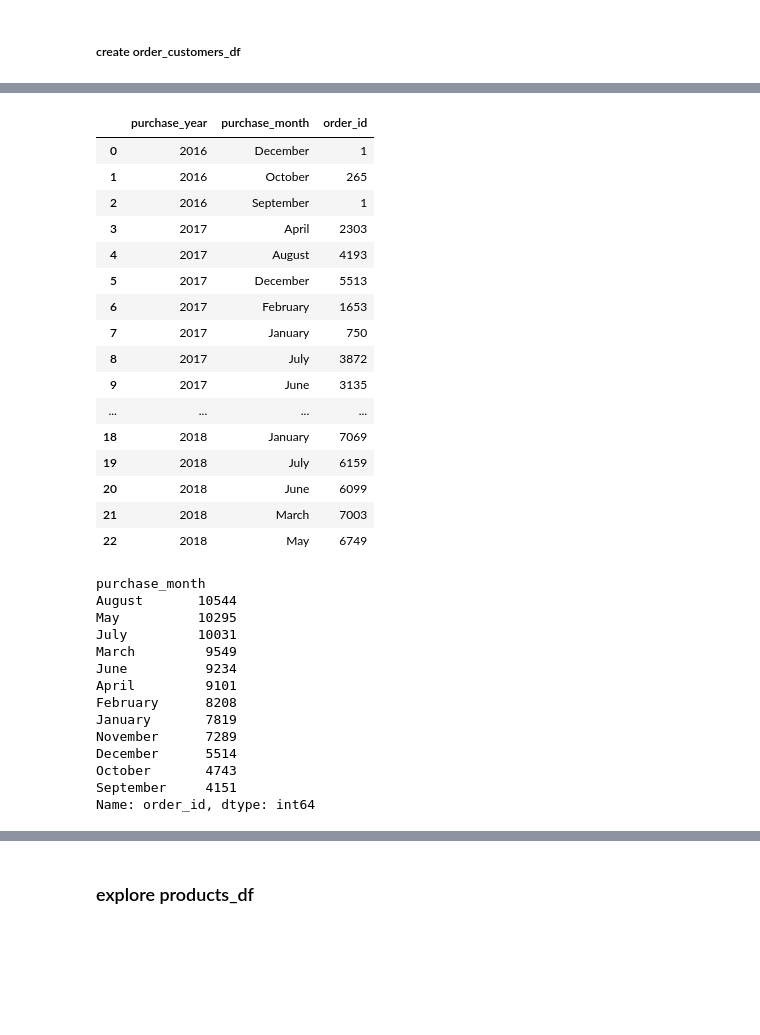
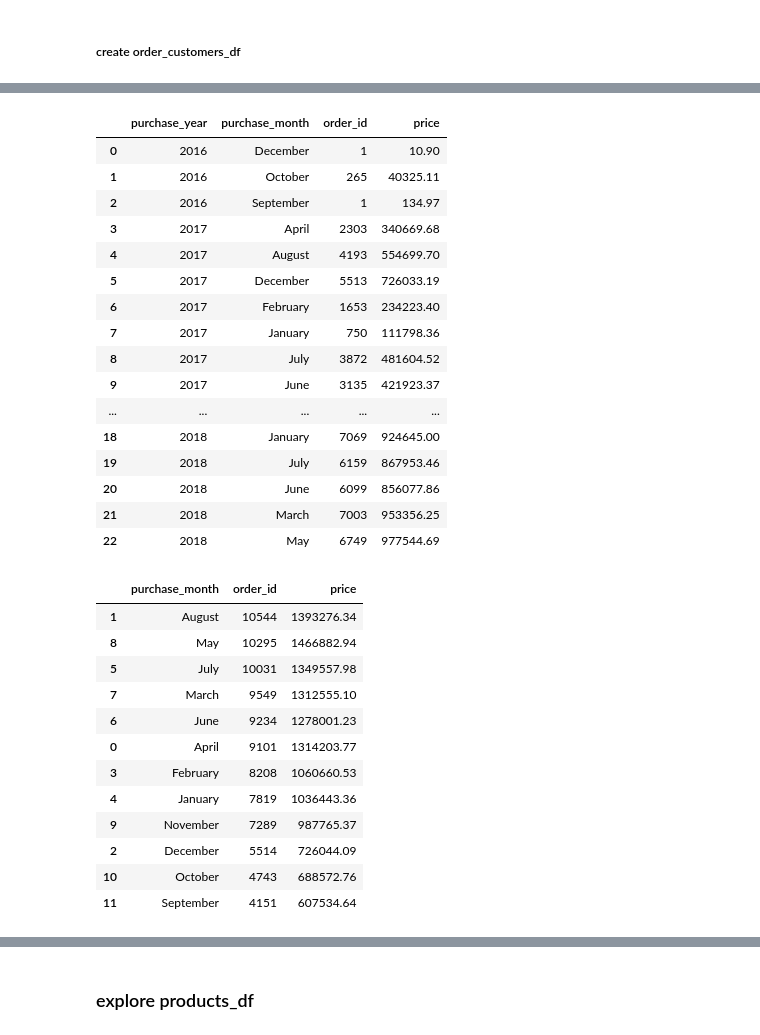
Before and after one commit to sayid-alt/olist-store-analysis-project, a Jupyter notebook: Brazilian_E_Commerce_Public_Dataset_by_Olist.ipynb, the cells around one changed output, grey strips where cells are left out. Cells and saved outputs as stored; diff of their text form; code cells hidden in the pictures; blank space fills up the shorter version.

```diff
--- a/Brazilian_E_Commerce_Public_Dataset_by_Olist.ipynb
+++ b/Brazilian_E_Commerce_Public_Dataset_by_Olist.ipynb
@@ -834,6 +834,7 @@ delivery time average: 13 days
 # create column contains purchase time with format yyyy-mm
 orders_df['purchase_year'] = orders_df['order_purchase_timestamp'].apply(lambda x : x.strftime('%Y'))
 orders_df['purchase_month'] = orders_df['order_purchase_timestamp'].apply(lambda x : x.strftime('%B'))
+orders_df['purchase_year_month'] = orders_df['order_purchase_timestamp'].apply(lambda x : x.strftime('%Y-%m'))
 # %%
 orders_df.head()
 # %% [output]
@@ -854,6 +855,14 @@ order_customers_df = pd.merge(
     left_on='customer_id',
     right_on='customer_id'
 )
+# %%
+order_customers_df = pd.merge(
+    left=order_customers_df,
+    right=order_items_df,
+    how='left',
+    left_on='order_id',
+    right_on='order_id'
+)
 # %%
 order_customers_df.head()
 # %% [output]
@@ -866,41 +876,46 @@ order_customers_df.head()
 # %%
 # total number of orders in spesific year and month
-order_customers_df.groupby(by=['purchase_year', 'purchase_month']).order_id.nunique().reset_index()
+order_customers_df.groupby(by=['purchase_year', 'purchase_month'],  as_index=False).agg({
+    'order_id' : 'nunique',
+    'price' : 'sum'
+})
 # %% [output]
-|  | purchase_year | purchase_month | order_id |
-| 0 | 2016 | December | 1 |
-| 1 | 2016 | October | 265 |
-| 2 | 2016 | September | 1 |
-| 3 | 2017 | April | 2303 |
-| 4 | 2017 | August | 4193 |
-| 5 | 2017 | December | 5513 |
-| 6 | 2017 | February | 1653 |
-| 7 | 2017 | January | 750 |
-| 8 | 2017 | July | 3872 |
-| 9 | 2017 | June | 3135 |
-| ... | ... | ... | ... |
-| 18 | 2018 | January | 7069 |
-| 19 | 2018 | July | 6159 |
-| 20 | 2018 | June | 6099 |
-| 21 | 2018 | March | 7003 |
-| 22 | 2018 | May | 6749 |
+|  | purchase_year | purchase_month | order_id | price |
+| 0 | 2016 | December | 1 | 10.90 |
+| 1 | 2016 | October | 265 | 40325.11 |
+| 2 | 2016 | September | 1 | 134.97 |
+| 3 | 2017 | April | 2303 | 340669.68 |
+| 4 | 2017 | August | 4193 | 554699.70 |
+| 5 | 2017 | December | 5513 | 726033.19 |
+| 6 | 2017 | February | 1653 | 234223.40 |
+| 7 | 2017 | January | 750 | 111798.36 |
+| 8 | 2017 | July | 3872 | 481604.52 |
+| 9 | 2017 | June | 3135 | 421923.37 |
+| ... | ... | ... | ... | ... |
+| 18 | 2018 | January | 7069 | 924645.00 |
+| 19 | 2018 | July | 6159 | 867953.46 |
+| 20 | 2018 | June | 6099 | 856077.86 |
+| 21 | 2018 | March | 7003 | 953356.25 |
+| 22 | 2018 | May | 6749 | 977544.69 |
 # %%
 # total number of orders in spesific month
-order_customers_df.groupby(by=['purchase_month']).order_id.nunique().sort_values(ascending=False)
+order_customers_df.groupby(by=['purchase_month'],  as_index=False).agg({
+    'order_id' : 'nunique',
+    'price' : 'sum'
+}).sort_values(by='order_id', ascending=False)
 # %% [output]
-purchase_month
-August       10544
-May          10295
-July         10031
-March         9549
-June          9234
-April         9101
-February      8208
-January       7819
-November      7289
-December      5514
-October       4743
-September     4151
-Name: order_id, dtype: int64
+|  | purchase_month | order_id | price |
+| 1 | August | 10544 | 1393276.34 |
+| 8 | May | 10295 | 1466882.94 |
+| 5 | July | 10031 | 1349557.98 |
+| 7 | March | 9549 | 1312555.10 |
+| 6 | June | 9234 | 1278001.23 |
+| 0 | April | 9101 | 1314203.77 |
+| 3 | February | 8208 | 1060660.53 |
+| 4 | January | 7819 | 1036443.36 |
+| 9 | November | 7289 | 987765.37 |
+| 2 | December | 5514 | 726044.09 |
+| 10 | October | 4743 | 688572.76 |
+| 11 | September | 4151 | 607534.64 |
 # %%
 # total number of orders in spesific year
```
Also changed, not shown: parts of 20 cells of this notebook.
